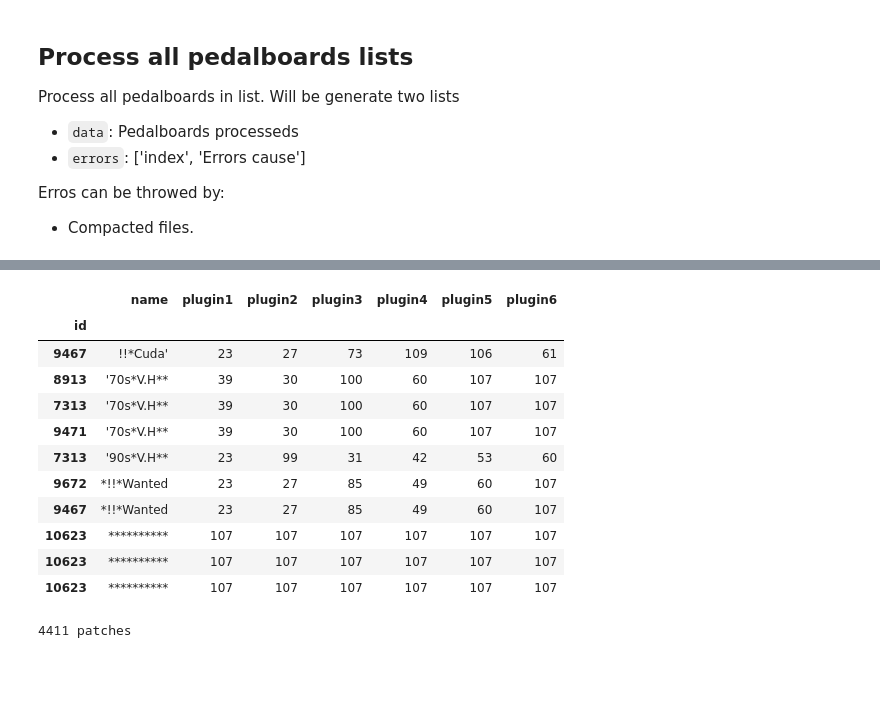
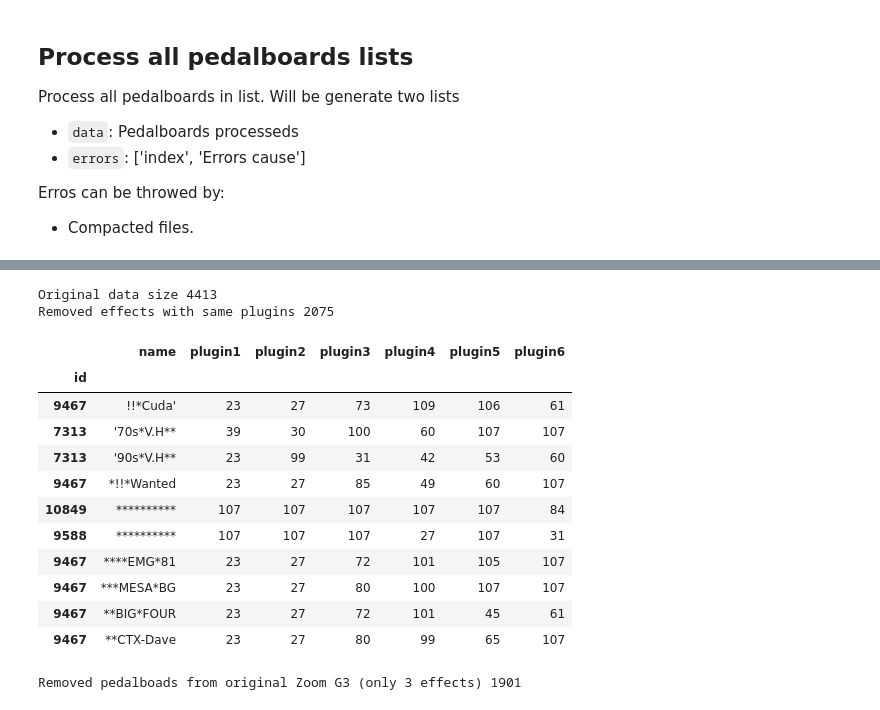
Before and after one commit to SrMouraSilva/ZoomG3-Patches, a Jupyter notebook: Processing_data_2_-_Collect_pedalboards_data.ipynb, the cells around one changed output, grey strips where cells are left out. Saved outputs shown, nothing was run; the diff lists cells and outputs as text; code cells hidden in the pictures; blank space fills up the shorter version.

Commit message:
Remove equals plugins

```diff
--- a/Processing_data_2_-_Collect_pedalboards_data.ipynb
+++ b/Processing_data_2_-_Collect_pedalboards_data.ipynb
@@ -258,24 +257,28 @@ errors
 # %%
 labels = ['id', 'name', 'plugin1', 'plugin2', 'plugin3', 'plugin4', 'plugin5', 'plugin6']
 
 d = pd.DataFrame.from_records(data, columns=labels, index='id')
-#d = d.drop_duplicates()
+print('Original data size', len(d))
+d = d.drop_duplicates(d.columns.difference(['name']))
+print('Removed effects with same plugins', len(d))
 d = d.sort_values('name')
 
 d.head(10)
 # %% [output]
+Original data size 4413
+Removed effects with same plugins 2075
 |  | name | plugin1 | plugin2 | plugin3 | plugin4 | plugin5 | plugin6 |
 | id |  |  |  |  |  |  |  |
 | 9467 | !!*Cuda' | 23 | 27 | 73 | 109 | 106 | 61 |
-| 8913 | '70s*V.H** | 39 | 30 | 100 | 60 | 107 | 107 |
 | 7313 | '70s*V.H** | 39 | 30 | 100 | 60 | 107 | 107 |
-| 9471 | '70s*V.H** | 39 | 30 | 100 | 60 | 107 | 107 |
 | 7313 | '90s*V.H** | 23 | 99 | 31 | 42 | 53 | 60 |
-| 9672 | *!!*Wanted | 23 | 27 | 85 | 49 | 60 | 107 |
 | 9467 | *!!*Wanted | 23 | 27 | 85 | 49 | 60 | 107 |
-| 10623 | ********** | 107 | 107 | 107 | 107 | 107 | 107 |
-| 10623 | ********** | 107 | 107 | 107 | 107 | 107 | 107 |
-| 10623 | ********** | 107 | 107 | 107 | 107 | 107 | 107 |
+| 10849 | ********** | 107 | 107 | 107 | 107 | 107 | 84 |
+| 9588 | ********** | 107 | 107 | 107 | 27 | 107 | 31 |
+| 9467 | ****EMG*81 | 23 | 27 | 72 | 101 | 105 | 107 |
+| 9467 | ***MESA*BG | 23 | 27 | 80 | 100 | 107 | 107 |
+| 9467 | **BIG*FOUR | 23 | 27 | 72 | 101 | 45 | 61 |
+| 9467 | **CTX-Dave | 23 | 27 | 80 | 99 | 65 | 107 |
 # %%
 import operator
 import functools
@@ -285,10 +288,11 @@ def columns_same_effect(effect):
     return reduce(operator.and_, [d[column] == str(effect) for column in columns])
 
 # Replace all NaN to 107 - None
-d = d.fillna('107')
-print(len(d), 'patches')
+#d = d.fillna('107')
+d = d[d['plugin6'].notnull()]
+print('Removed pedalboads from original Zoom G3 (only 3 effects)', len(d))
 # %% [output]
-4411 patches
+Removed pedalboads from original Zoom G3 (only 3 effects) 1901
 # %%
 # Remove effects with all effects equals
 for i in range(117):
```
Also changed, not shown: parts of 12 cells of this notebook, 6 other files.
